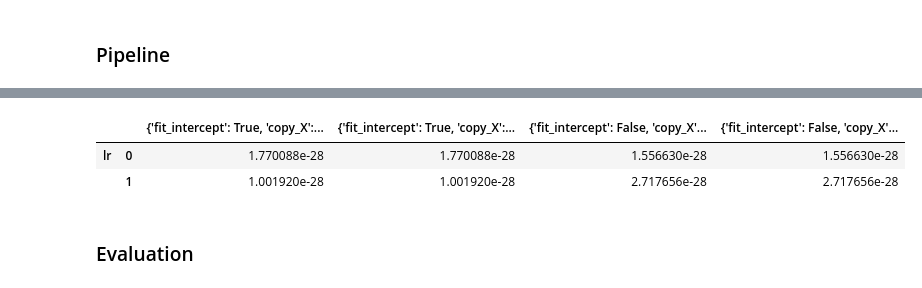
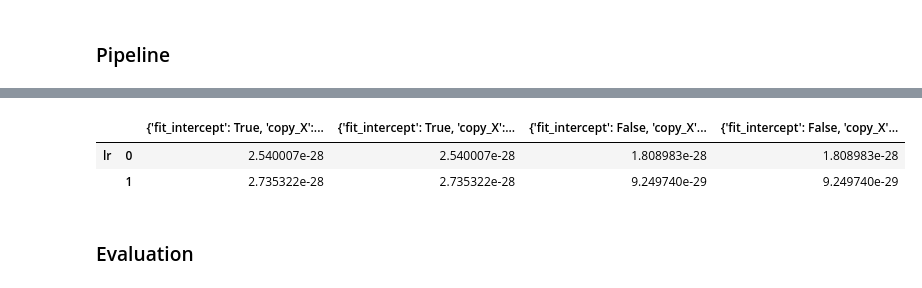
Before and after one commit to oabreu86/Policing-in-Schools-Predicting-Graduation-Rates-on-the-Criminalization-of-Students, a Jupyter notebook: data_analysis.ipynb, the cells around one changed output, grey strips where cells are left out. Saved outputs shown, nothing was run; the diff lists cells and outputs as text; code cells hidden in the pictures.

Commit message:
did some preliminary data analysis we can add to report

```diff
--- a/data_analysis.ipynb
+++ b/data_analysis.ipynb
@@ -24,14 +24,17 @@ school_data.head(10)
 # %%
-school_data = school_data.drop(columns = ["Unnamed: 0", "Unnamed: 0.1", "Unnamed: 0_x", "Unnamed: 0.1.1",
+school_data = school_data.drop(columns = ["Unnamed: 0", "Unnamed: 0.1",
                                           "Dept/Unit Number", "Job Title_Chief Safety & Security OFF",
                                           "Job Title_Flex Team Security Officer",
+                                          'Job Title_Safety And Security Off',
+                                          'Job Title_Guidance Counselor Assistant',
                                           "Job Title_Career Counseling Manager",
                                           "Job Title_Director of Counseling",
                                           "Job Title_Director, School Counseling & Post Secondary Advising",
                                           "Job Title_HS Counseling Specialist",
                                           "Job Title_K‐8 Counseling Specialist",
                                           "Job Title_Manager-Secdry Schl Counselng",
-                                          "pos_name_0", "Unit_Number", "Notes", "Unnamed: 26",
-                                          "Unit Number", "Unnamed: 0_y", "Unit", "School_x",
-                                          "School Name_y", "School_y", "Total_y",
-                                          "School Year",'Status as of 2014','Status as of 2019'])
+                                          'Job Title_Cntrl Office Security Officer',
+                                          'Job Title_K-8 Counseling Specialist',"pos_name_0",
+                                          "School_x", 'School Name_x',
+                                          "School Name_y", "Total_y",
+                                          "School Year"])
@@ -40,10 +63,7 @@ school_data = school_data.drop(columns = ["Unnamed: 0", "Unnamed: 0.1", "Unnamed
 # %%
-indices = school_data[school_data["Expulsions per 100 Students"].isna() & (school_data["Year"] != 2011)].index
-school_data.drop(indices, inplace=True)
 school_data.drop(school_data.loc[school_data["5YR Grad Rate"] == ' '].index, inplace=True)
 school_data.dropna(subset=['5YR Grad Rate'], inplace=True)
 school_data.reset_index(inplace=True)
 school_data.drop("index", inplace=True, axis=1)
 school_data.dropna(axis=0, inplace=True)
 school_data['5YR Grad Rate'] =  school_data['5YR Grad Rate'].astype(float)
-print(school_data.columns)
@@ -84,6 +84,8 @@ splits = TimeBasedCV.split(school_data,  date_column="Year")
 Train period: 2012-01-01 - 2013-01-01 , Test period 2013-01-01 - 2014-01-01 # train records 74 , # test records 71
 Train period: 2013-01-01 - 2014-01-01 , Test period 2014-01-01 - 2015-01-01 # train records 71 , # test records 88
 # %%
+school_data_analysis = school_data.copy()
+school_data.drop("Year", axis=1, inplace=True)
 all_train = school_data.loc[splits[0][0] + splits[1][0], :]
 
 test_1 = school_data.loc[splits[0][1], :]
@@ -124,8 +209,7 @@ params = {'lr':[{'fit_intercept': x, 'copy_X': y}
                            for x in (True, False) \
                            for y in (True, False)]}
 scoring = {'MSE': make_scorer(metrics.mean_squared_error)}
-pipeline.gridsearch(new_splits,
-         models, params, '5YR Grad Rate')
+pipeline.gridsearch(new_splits, models, params, '5YR Grad Rate')
 # %% [output]
 Training model: lr | {'fit_intercept': True, 'copy_X': True} 0
 Training model: lr | {'fit_intercept': True, 'copy_X': False} 0
@@ -139,5 +223,5 @@ Time Elapsed: 0:00:00.082938
 |  |  | {'fit_intercept': True, 'copy_X':... | {'fit_intercept': True, 'copy_X':... | {'fit_intercept': False, 'copy_X'... | {'fit_intercept': False, 'copy_X'... |
-| lr | 0 | 1.770088e-28 | 1.770088e-28 | 1.556630e-28 | 1.556630e-28 |
-|  | 1 | 1.001920e-28 | 1.001920e-28 | 2.717656e-28 | 2.717656e-28 |
+| lr | 0 | 2.540007e-28 | 2.540007e-28 | 1.808983e-28 | 1.808983e-28 |
+|  | 1 | 2.735322e-28 | 2.735322e-28 | 9.249740e-29 | 9.249740e-29 |
 # %% [markdown]
 ### Evaluation
```
Also changed, not shown: parts of 13 cells of this notebook.
